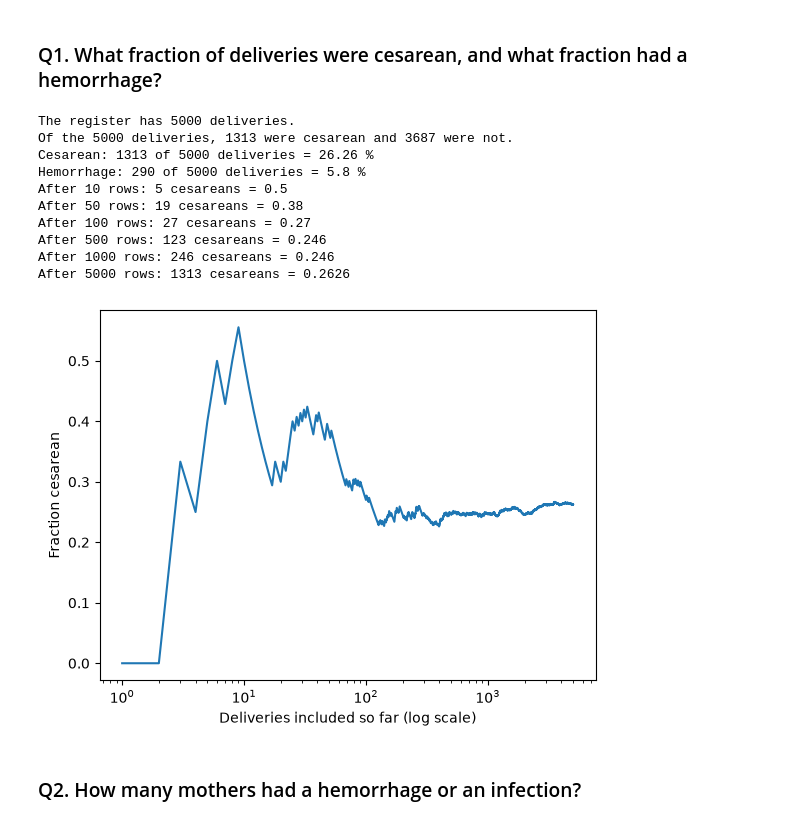
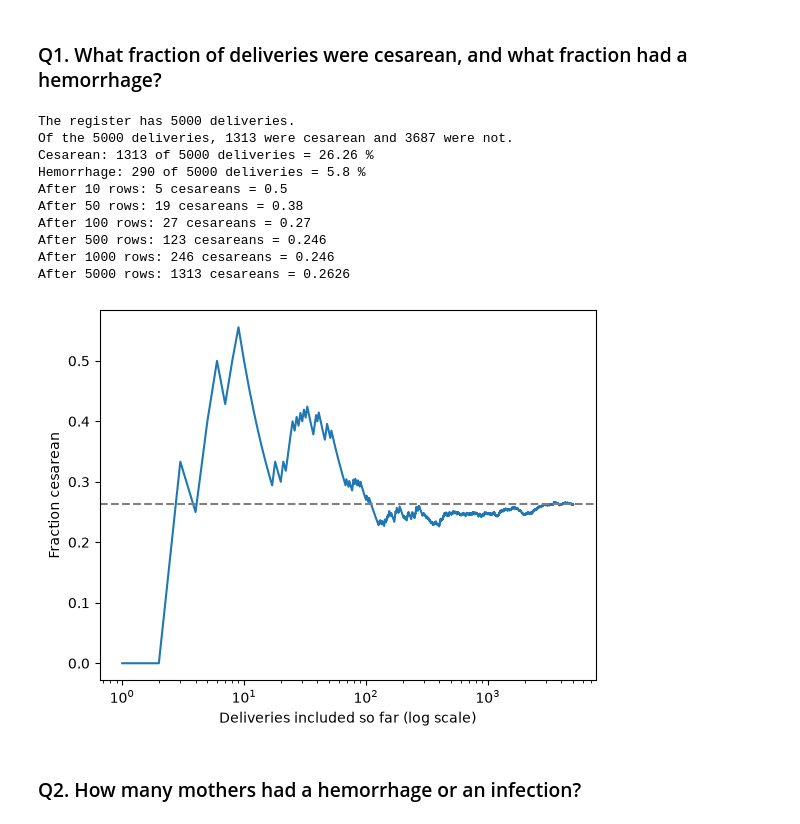
Before and after one commit to marcelosilva2604/data-science-ml-ai-in-health-volume-1, a Jupyter notebook: chapters/ch11/ch11_probability_en.ipynb, the cells around one changed output. Cells and saved outputs as stored; diff of their text form; code cells hidden in the pictures.

Commit message:
Chapter 11 notebook: reference line for the full-register fraction in the running-fraction plot
Co-Authored-By: Claude Sonnet 5.5 <noreply@anthropic.com>

```diff
--- a/chapters/ch11/ch11_probability_en.ipynb
+++ b/chapters/ch11/ch11_probability_en.ipynb
@@ -46,34 +46,35 @@ print("Of the", n, "deliveries,", n_cesarean, "were cesarean and", n - n_cesarea
 
 # 3. Count the "yes" rows and divide by all the rows
 n_hemorrhage = H.sum()
 print("Cesarean:", n_cesarean, "of", n, "deliveries =", round(100 * n_cesarean / n, 2), "%")
 print("Hemorrhage:", n_hemorrhage, "of", n, "deliveries =", round(100 * n_hemorrhage / n, 2), "%")
 
 # 4. Read the register in order: does the fraction of cesareans settle?
 for k in [10, 50, 100, 500, 1000, 5000]:
     first_k = C.iloc[:k]           # the first k rows
     print("After", k, "rows:", first_k.sum(), "cesareans =", round(first_k.mean(), 4))
 
 import matplotlib.pyplot as plt
 
 running = C.expanding().mean()        # fraction of cesareans among the rows read so far
 plt.plot(range(1, n + 1), running)
+plt.axhline(C.mean(), color="gray", linestyle="--")      # fraction in the whole register
 plt.xscale("log")
 plt.xlabel("Deliveries included so far (log scale)")
 plt.ylabel("Fraction cesarean")
 plt.show()
 # %% [output]
 The register has 5000 deliveries.
 Of the 5000 deliveries, 1313 were cesarean and 3687 were not.
 Cesarean: 1313 of 5000 deliveries = 26.26 %
 Hemorrhage: 290 of 5000 deliveries = 5.8 %
 After 10 rows: 5 cesareans = 0.5
 After 50 rows: 19 cesareans = 0.38
 After 100 rows: 27 cesareans = 0.27
 After 500 rows: 123 cesareans = 0.246
 After 1000 rows: 246 cesareans = 0.246
 After 5000 rows: 1313 cesareans = 0.2626
-[figure, old version]
+[figure, new version]
 # %% [markdown]
 ### Q2. How many mothers had a hemorrhage or an infection?
 # %%
```
Also changed, not shown: 2 other files.
